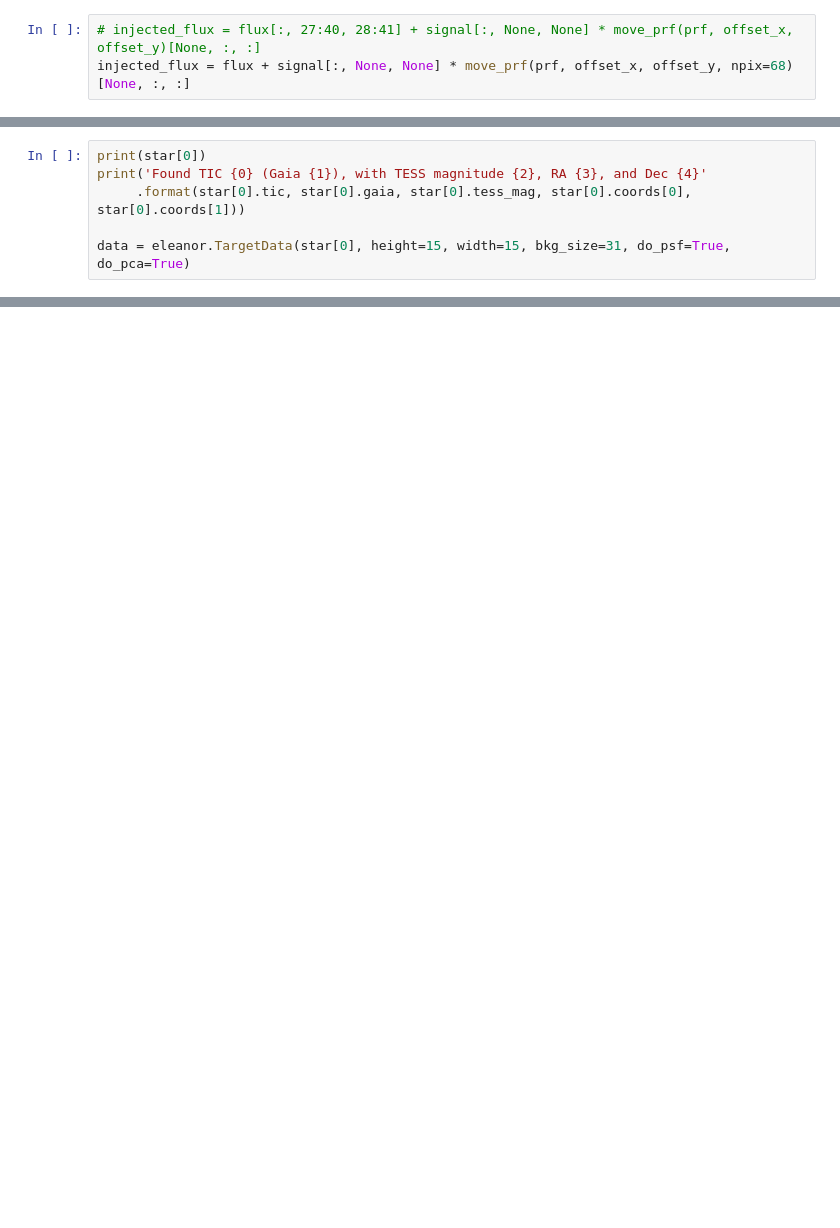
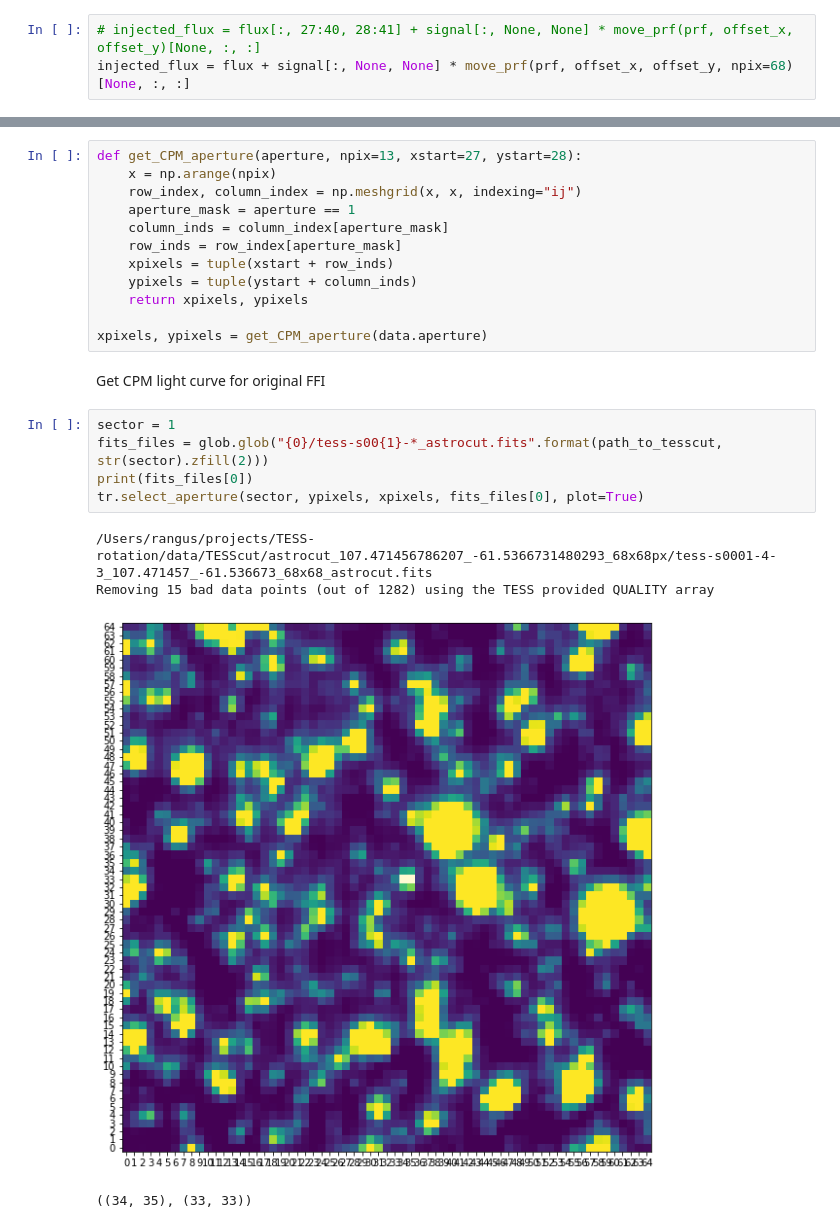
Before and after one commit to RuthAngus/TESS-rotation, a Jupyter notebook: code/notebooks/Injection_tests.ipynb, the cells around one changed output, grey strips where cells are left out. Drawn from its saved outputs; the diff is of its cells as text; blank space fills up the shorter version.

```diff
--- a/code/notebooks/Injection_tests.ipynb
+++ b/code/notebooks/Injection_tests.ipynb
@@ -233,6 +110,0 @@ Downloading URL https://mast.stsci.edu/api/v0.1/Download/file?uri=mast:HLSP/elea
-# %%
-print(star[0])
-print('Found TIC {0} (Gaia {1}), with TESS magnitude {2}, RA {3}, and Dec {4}'
-     .format(star[0].tic, star[0].gaia, star[0].tess_mag, star[0].coords[0], star[0].coords[1]))
-
-data = eleanor.TargetData(star[0], height=15, width=15, bkg_size=31, do_psf=True, do_pca=True)
@@ -258,0 +130,24 @@ plt.title('WASP-100');
+# %%
+def get_CPM_aperture(aperture, npix=13, xstart=27, ystart=28):
+    x = np.arange(npix)
+    row_index, column_index = np.meshgrid(x, x, indexing="ij")
+    aperture_mask = aperture == 1
+    column_inds = column_index[aperture_mask]
+    row_inds = row_index[aperture_mask]
+    xpixels = tuple(xstart + row_inds)
+    ypixels = tuple(ystart + column_inds)
+    return xpixels, ypixels
+
+xpixels, ypixels = get_CPM_aperture(data.aperture)
+# %% [markdown]
+Get CPM light curve for original FFI
+# %%
+sector = 1
+fits_files = glob.glob("{0}/tess-s00{1}-*_astrocut.fits".format(path_to_tesscut, str(sector).zfill(2)))
+print(fits_files[0])
+tr.select_aperture(sector, ypixels, xpixels, fits_files[0], plot=True)
+# %% [output]
+/Users/rangus/projects/TESS-rotation/data/TESScut/astrocut_107.471456786207_-61.5366731480293_68x68px/tess-s0001-4-3_107.471457_-61.536673_68x68_astrocut.fits
+Removing 15 bad data points (out of 1282) using the TESS provided QUALITY array
+[figure, added]
+((34, 35), (33, 33))
```
Also changed, not shown: parts of 53 cells of this notebook.
